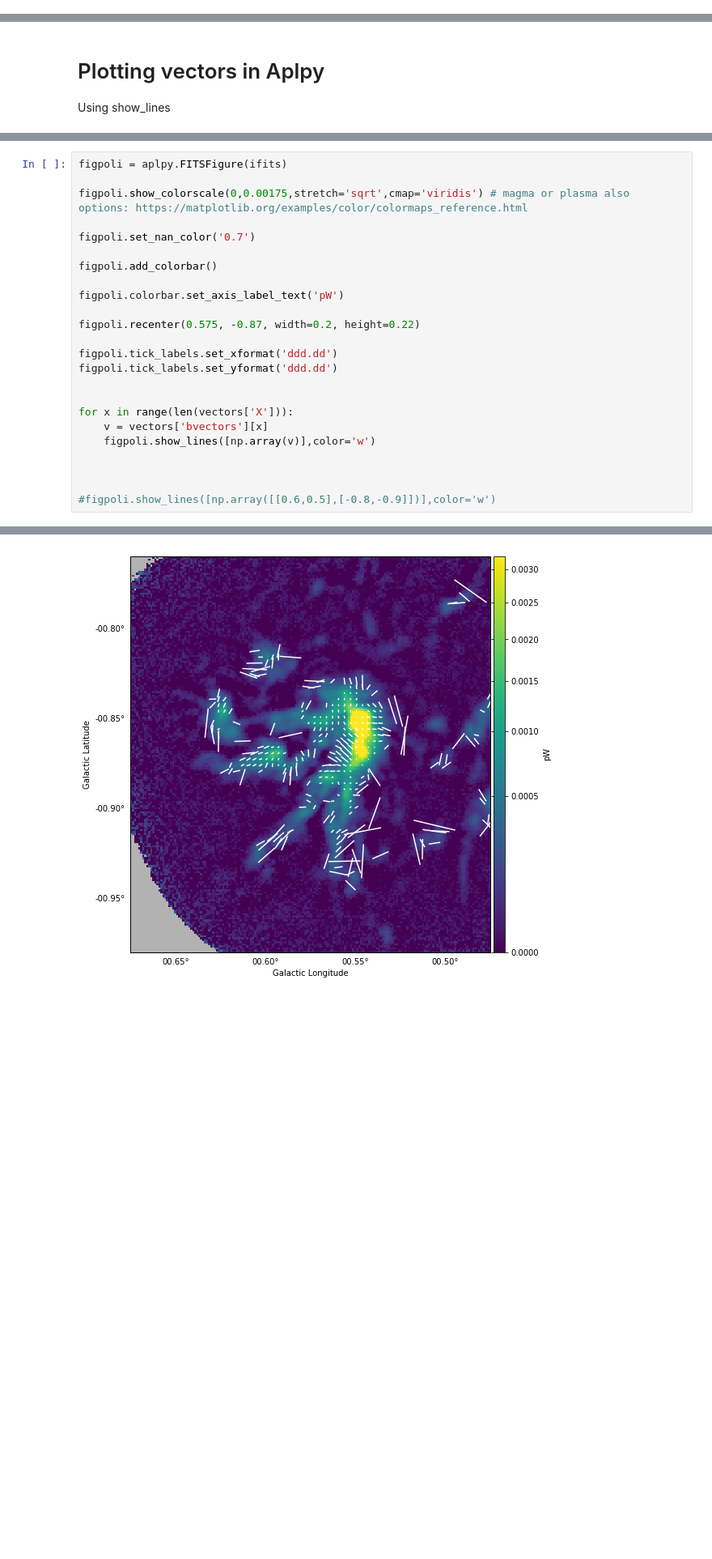
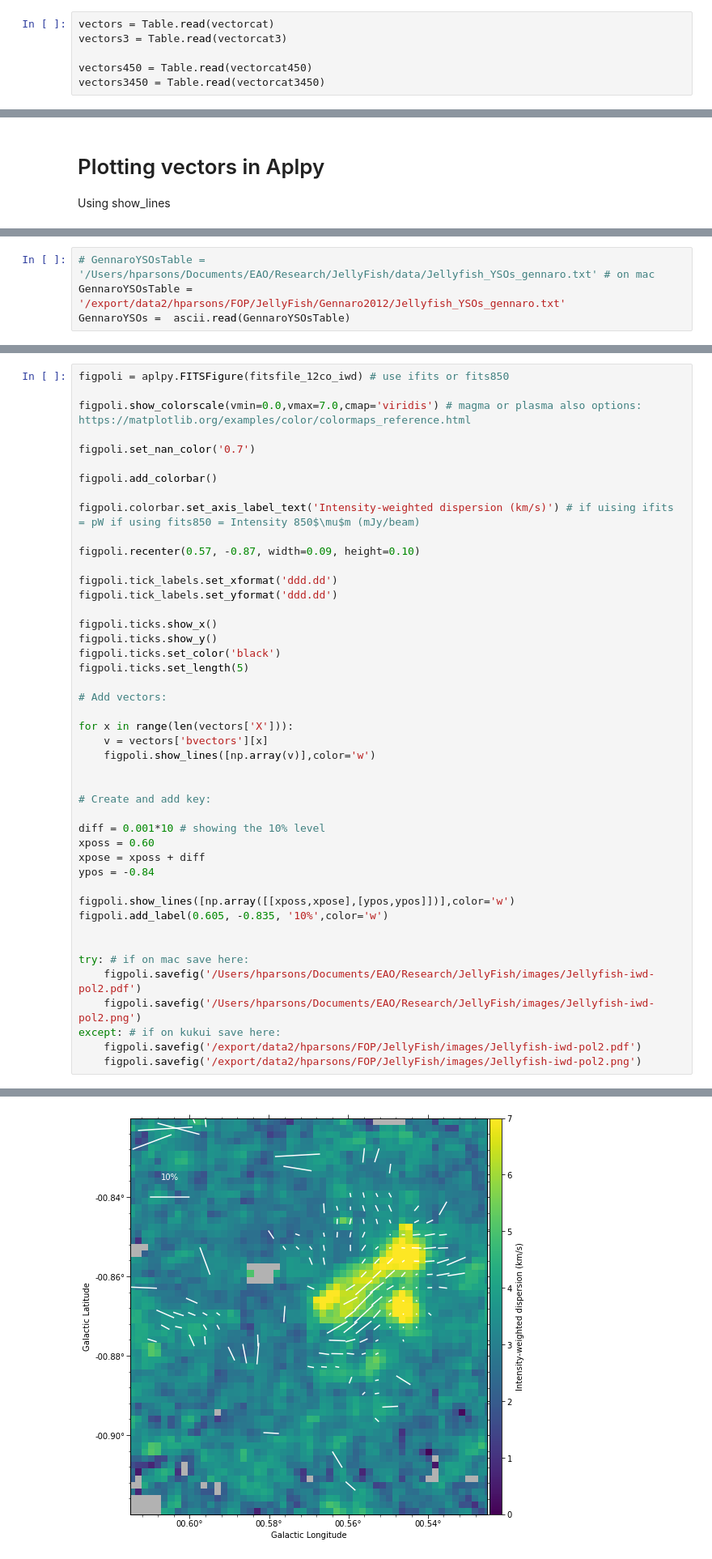
Before and after one commit to parsonsh/eaoTools, a Jupyter notebook: tools4research/invesigating-pol2.ipynb, the cells around one changed output, grey strips where cells are left out. Shown at 81% size. Saved outputs shown, nothing was run; the diff lists cells and outputs as text; blank space fills up the shorter version.

```diff
--- a/tools4research/invesigating-pol2.ipynb
+++ b/tools4research/invesigating-pol2.ipynb
@@ -78,3 +117,9 @@ vectors = Table.read(vectorcat)
+# %%
+vectors = Table.read(vectorcat)
+vectors3 = Table.read(vectorcat3)
+
+vectors450 = Table.read(vectorcat450)
+vectors3450 = Table.read(vectorcat3450)
 # %% [markdown]
 # If needed make additional cut to vectors
 
@@ -269,0 +888,4 @@ vectors.show_in_notebook()
+# %%
+# GennaroYSOsTable = '/Users/hparsons/Documents/EAO/Research/JellyFish/data/Jellyfish_YSOs_gennaro.txt' # on mac
+GennaroYSOsTable = '/export/data2/hparsons/FOP/JellyFish/Gennaro2012/Jellyfish_YSOs_gennaro.txt'
+GennaroYSOs =  ascii.read(GennaroYSOsTable)
@@ -270,26 +993,47 @@ vectors.show_in_notebook()
 # %%
-figpoli = aplpy.FITSFigure(ifits)
+figpoli = aplpy.FITSFigure(fitsfile_12co_iwd) # use ifits or fits850
 
-figpoli.show_colorscale(0,0.00175,stretch='sqrt',cmap='viridis') # magma or plasma also options: https://matplotlib.org/examples/color/colormaps_reference.html
+figpoli.show_colorscale(vmin=0.0,vmax=7.0,cmap='viridis') # magma or plasma also options: https://matplotlib.org/examples/color/colormaps_reference.html
 
 figpoli.set_nan_color('0.7')
 
 figpoli.add_colorbar()
 
-figpoli.colorbar.set_axis_label_text('pW')
+figpoli.colorbar.set_axis_label_text('Intensity-weighted dispersion (km/s)') # if uising ifits = pW if using fits850 = Intensity 850$\mu$m (mJy/beam)
 
-figpoli.recenter(0.575, -0.87, width=0.2, height=0.22)
+figpoli.recenter(0.57, -0.87, width=0.09, height=0.10)
 
 figpoli.tick_labels.set_xformat('ddd.dd')
 figpoli.tick_labels.set_yformat('ddd.dd')
 
+figpoli.ticks.show_x()
+figpoli.ticks.show_y()
+figpoli.ticks.set_color('black')
+figpoli.ticks.set_length(5)
+
+# Add vectors:
 
 for x in range(len(vectors['X'])):
     v = vectors['bvectors'][x]
     figpoli.show_lines([np.array(v)],color='w')
 
 
+# Create and add key:
 
-#figpoli.show_lines([np.array([[0.6,0.5],[-0.8,-0.9]])],color='w')
+diff = 0.001*10 # showing the 10% level
+xposs = 0.60
+xpose = xposs + diff
+ypos = -0.84
+
+figpoli.show_lines([np.array([[xposs,xpose],[ypos,ypos]])],color='w')
+figpoli.add_label(0.605, -0.835, '10%',color='w')
+
+
+try: # if on mac save here:
+    figpoli.savefig('/Users/hparsons/Documents/EAO/Research/JellyFish/images/Jellyfish-iwd-pol2.pdf')
+    figpoli.savefig('/Users/hparsons/Documents/EAO/Research/JellyFish/images/Jellyfish-iwd-pol2.png')
+except: # if on kukui save here:
+    figpoli.savefig('/export/data2/hparsons/FOP/JellyFish/images/Jellyfish-iwd-pol2.pdf')
+    figpoli.savefig('/export/data2/hparsons/FOP/JellyFish/images/Jellyfish-iwd-pol2.png')
 # %% [output]
 INFO: Setting slices=[0] [aplpy.core]
@@ -297 +1042 @@ INFO: Auto-setting vmax to  3.208e-03 [aplpy.core]
-[figure, old version]
+[figure, new version]
```
Also changed, not shown: parts of 35 cells of this notebook, 1 other file.
